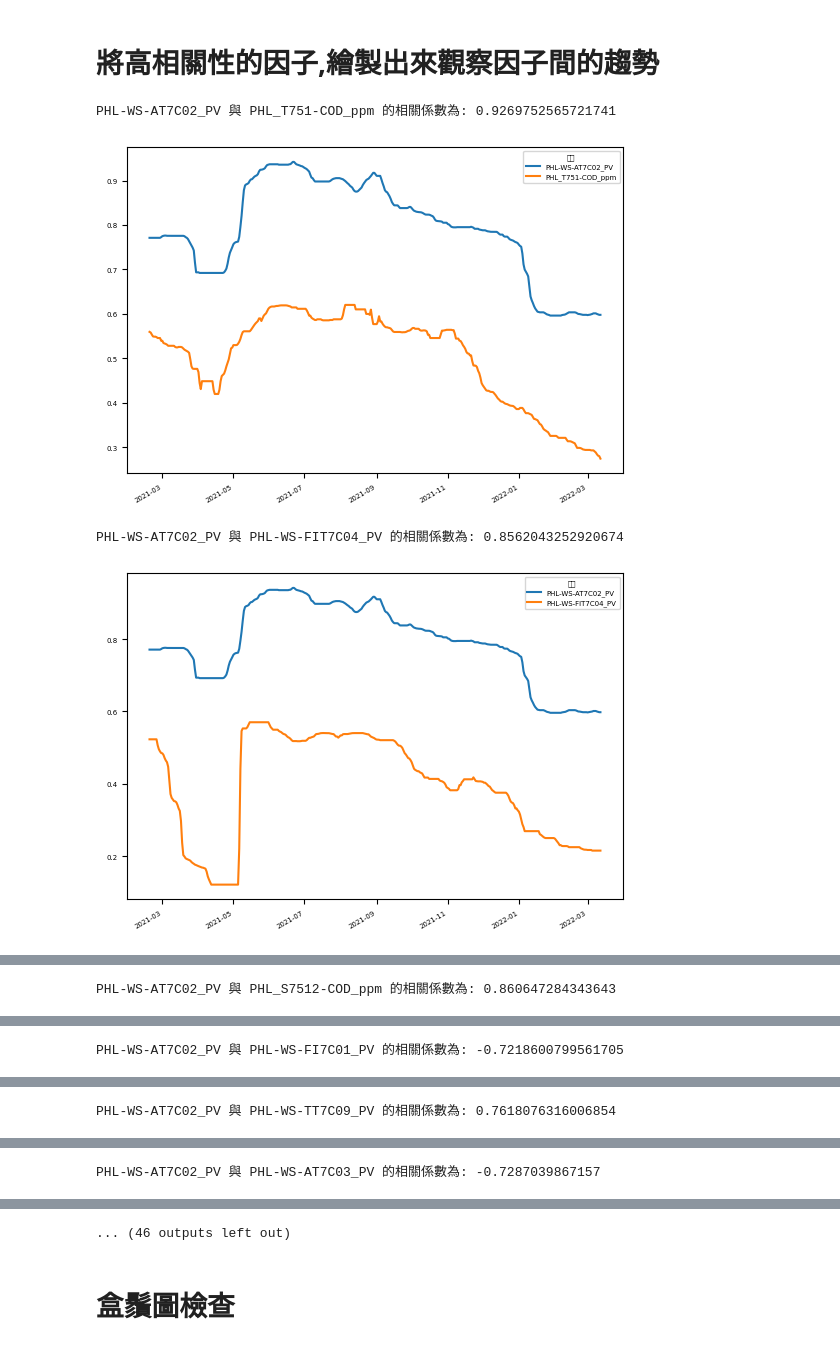
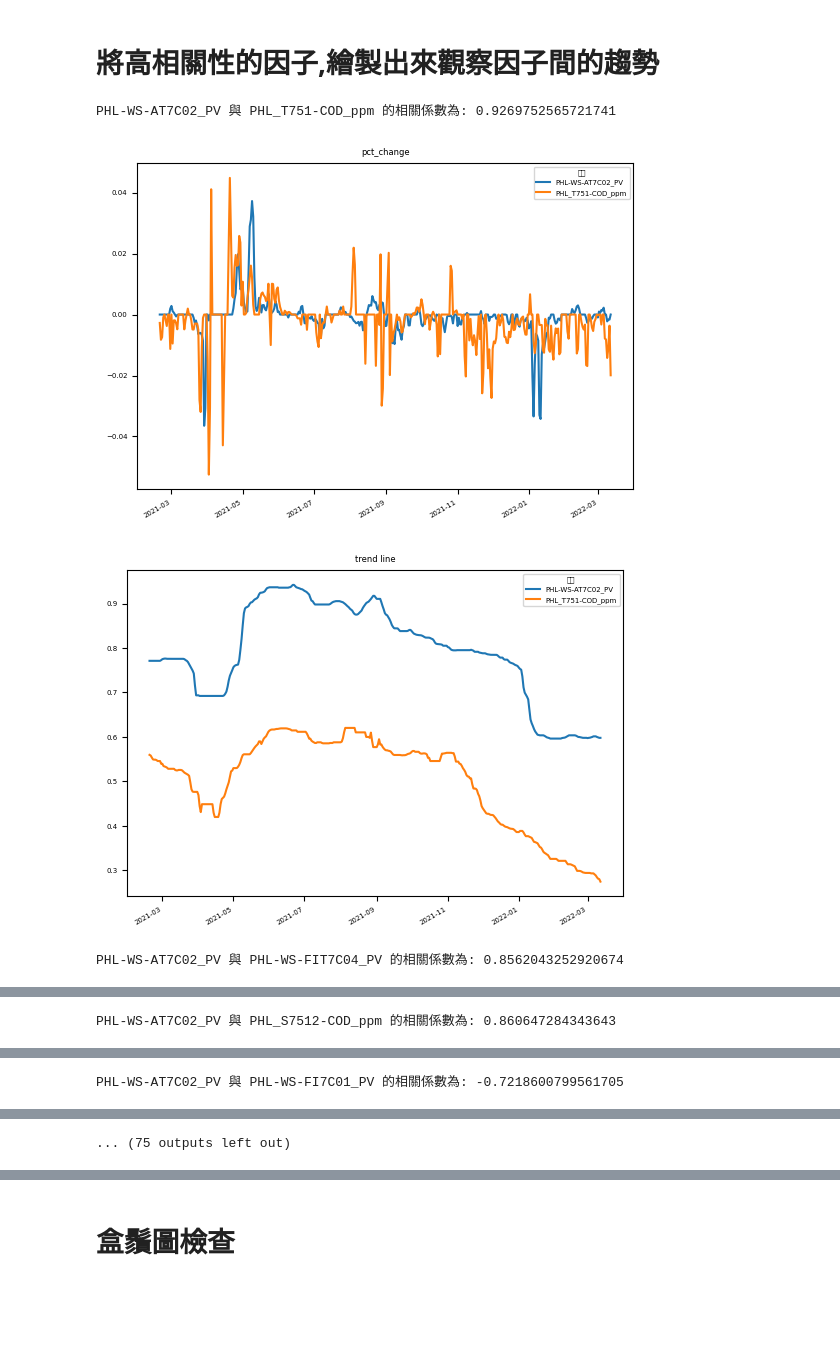
Before and after one commit to skywalker0803r/Wastewater-Biological-Treatment, a Jupyter notebook: Wastewater_Biological_Treatment(數據視覺化分析).ipynb, the cells around one changed output, grey strips where cells are left out. Cells and saved outputs as stored; diff of their text form; code cells hidden in the pictures; blank space fills up the shorter version.

```diff
--- a/Wastewater_Biological_Treatment(數據視覺化分析).ipynb
+++ b/Wastewater_Biological_Treatment(數據視覺化分析).ipynb
@@ -142,28 +142,38 @@ plt.show()
 # %%
 import numpy as np
 
 # 計算皮爾森相關係數矩陣
 corr_matrix_abs = abs(temp_df.corr(method='pearson'))
 
 # 將相關係數矩陣中小於0.7的元素設置為0
 corr_matrix_abs[corr_matrix_abs < 0.7] = 0
 
 # 尋找大於0.7的元素的索引
 row, col = np.where(corr_matrix_abs > 0.7)
 
 # 列舉出相關係數大於0.7的欄位對
 high_corr_cols_list = []
 for r, c in zip(row, col):
     if r < c:  # 避免列舉相同的欄位對
         #計算係數
         係數 = temp_df[[temp_df.columns[r],temp_df.columns[c]]].corr().iloc[1,0]
         print(temp_df.columns[r], '與', temp_df.columns[c], '的相關係數為:',係數)
+
+        # 繪製變動率
+        temp_df[[temp_df.columns[r],temp_df.columns[c]]].pct_change().plot()
+        plt.title('pct_change')
+        plt.show()
+
+        # 繪製趨勢線圖
         temp_df[[temp_df.columns[r],temp_df.columns[c]]].plot()
+        plt.title('trend line')
+        plt.show()
+
+        # 紀錄
         high_corr_cols_list.append(temp_df.columns[r])
         high_corr_cols_list.append(temp_df.columns[c])
-        plt.show()
 # %% [output]
 PHL-WS-AT7C02_PV 與 PHL_T751-COD_ppm 的相關係數為: 0.9269752565721741
-[figure, old version]
+[figure, new version]
+[figure, new version]
 PHL-WS-AT7C02_PV 與 PHL-WS-FIT7C04_PV 的相關係數為: 0.8562043252920674
-[figure, old version]
@@ -174 +188 @@ PHL-WS-AT7C02_PV 與 PHL-WS-FI7C01_PV 的相關係數為: -0.7218600799561705
-PHL-WS-AT7C02_PV 與 PHL-WS-TT7C09_PV 的相關係數為: 0.7618076316006854
+... (75 outputs left out)
@@ -176 +188,0 @@ PHL-WS-AT7C02_PV 與 PHL-WS-TT7C09_PV 的相關係數為: 0.7618076316006854
-PHL-WS-AT7C02_PV 與 PHL-WS-AT7C03_PV 的相關係數為: -0.7287039867157
@@ -178,4 +189,3 @@ PHL-WS-AT7C02_PV 與 PHL-WS-AT7C03_PV 的相關係數為: -0.7287039867157
-... (46 outputs left out)
 # %% [markdown]
 # 盒鬚圖檢查
 # %%
```
Also changed, not shown: parts of 1 cell of this notebook.
